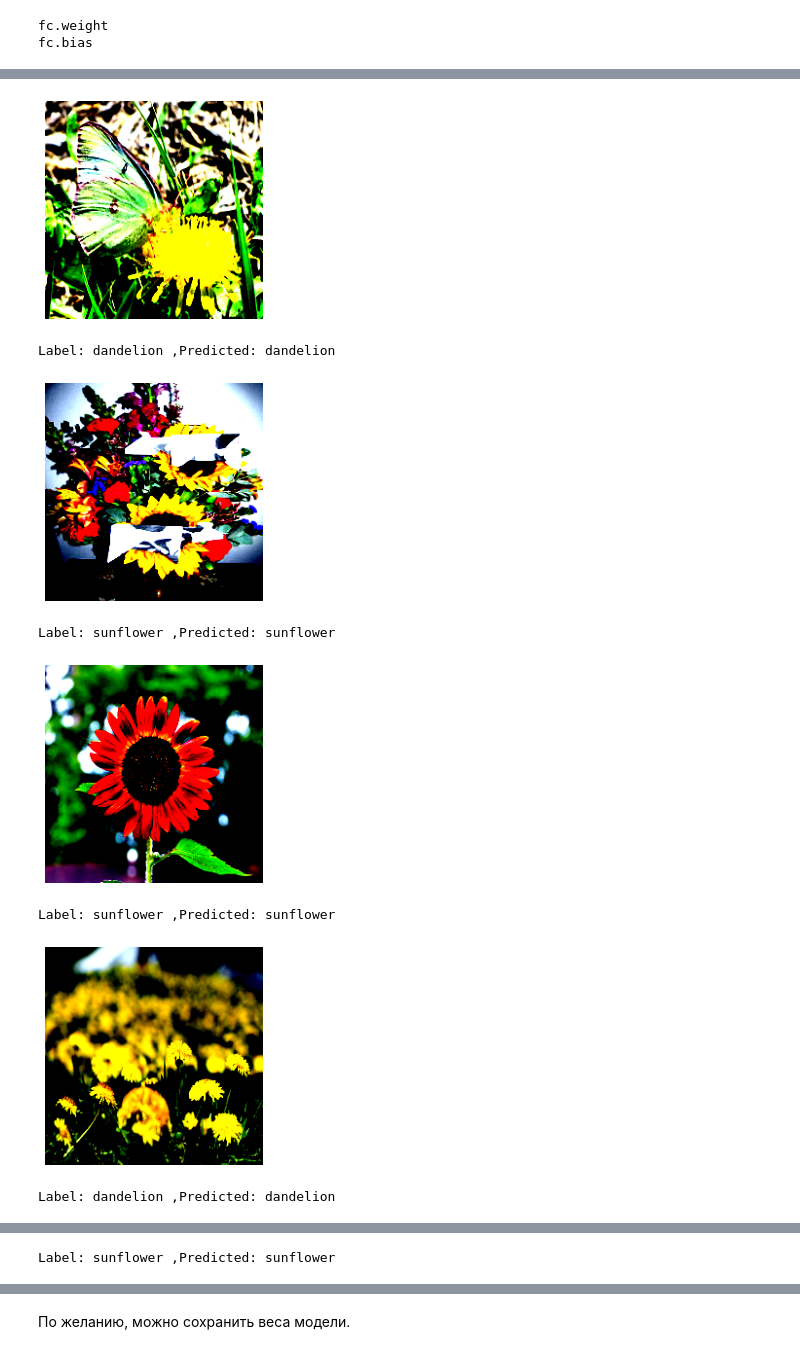
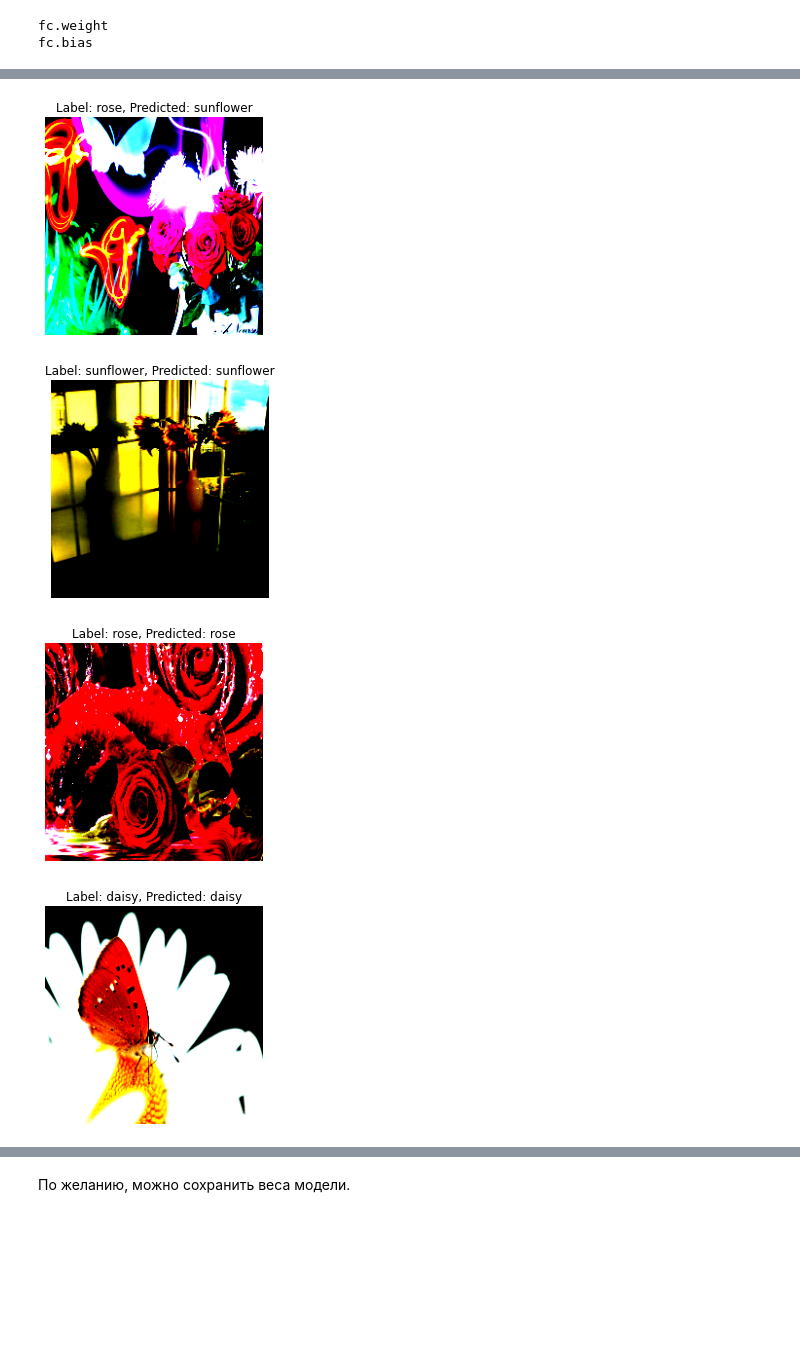
Before and after one commit to ProudFaceOfSUiR/AI_lab3, a Jupyter notebook: Copy_of_Практическая_работа_3_–_Сверточные_нейронные_сети.ipynb, the cells around one changed output, grey strips where cells are left out. Saved outputs shown, nothing was run; the diff lists cells and outputs as text; code cells hidden in the pictures; blank space fills up the shorter version.

```diff
--- a/Copy_of_Практическая_работа_3_–_Сверточные_нейронные_сети.ipynb
+++ b/Copy_of_Практическая_работа_3_–_Сверточные_нейронные_сети.ipynb
@@ -403,6 +396,6 @@ for i in range(1,10):
 # %%
 # Выберите модель из списка доступных в PyTorch моделей
 # Не забудьте указать, что она модель должна быть предобучена!
-model = torchvision.models.efficientnet_b1(pretrained = False, progress = False)
+model = torchvision.models.googlenet(pretrained = True)
 model
 # %% [output]
@@ -426,8 +420,8 @@ EfficientNet(
 # %%
 set_parameter_requires_grad(model) # передайте модель в функцию для "заморозки" градиента
 # %%
-model.fc = nn.Linear(512,5)# Меняем последний слой модели
-#resnet.fc = nn.Linear(512, 5)
+model.fc = nn.Linear(1024,5)# Меняем последний слой модели
+#resnet.fc = nn.Linear(4096, 5)
 # %%
 # Проверим все ли сработало правильно, выведем веса, которые будут обучаться
 for name, param in model.named_parameters():
@@ -467,32 +452,28 @@ plt.legend()
 # %%
 import matplotlib.pyplot as plt
 %matplotlib inline
 import warnings
 warnings.filterwarnings("ignore")
 
 def predict_image(img, model):
     # Преобразование to a batch of 1
     xb = img.unsqueeze(0).to(device)
     # Получение прогнозов от модели
     yb = model(xb)
     # Выбираем индекс с наибольшей вероятностью
     _, preds  = torch.max(yb, dim=1)
     # Получение метки класса
     return dataset.classes[preds[0].item()]
 
 for i in range(1,10):
   img, label = val_set[i]
   plt.imshow(img.clip(0,1).permute(1, 2, 0))
   plt.axis('off')
-  #plt.title('Label: {}, Predicted: {}'.format(dataset.classes[label],predict_image(img, model)))
+  plt.title('Label: {}, Predicted: {}'.format(dataset.classes[label],predict_image(img, model)))
   plt.show()
-  print('Label:', dataset.classes[label], ',Predicted:', predict_image(img, resnet))
+  #print('Label:', dataset.classes[label], ',Predicted:', predict_image(img, resnet))
 # %% [output]
-[figure, old version]
+[figure, new version]
-Label: dandelion ,Predicted: dandelion
-[figure, old version]
+[figure, new version]
-Label: sunflower ,Predicted: sunflower
-[figure, old version]
+[figure, new version]
-Label: sunflower ,Predicted: sunflower
-[figure, old version]
+[figure, new version]
-Label: dandelion ,Predicted: dandelion
@@ -500 +480,0 @@ Label: dandelion ,Predicted: dandelion
-Label: sunflower ,Predicted: sunflower
```
Also changed, not shown: parts of 8 cells of this notebook.
